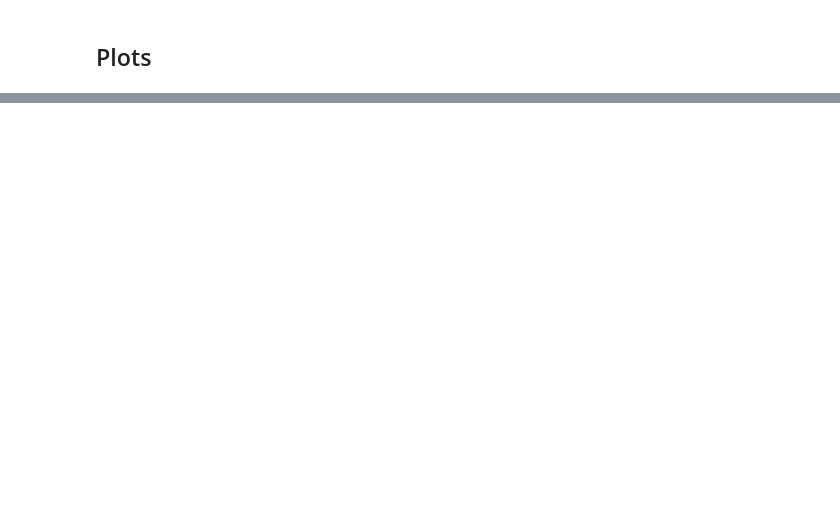
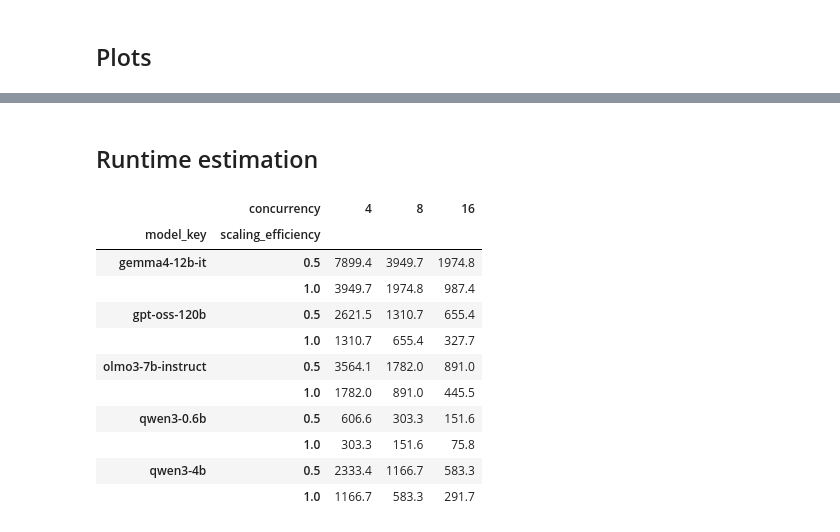
Before and after one commit to kevinqnb/govscape-extract, a Jupyter notebook: experiments/results.ipynb, the cells around one changed output, grey strips where cells are left out. Cells and saved outputs as stored; diff of their text form; code cells hidden in the pictures; blank space fills up the shorter version.

```diff
--- a/experiments/results.ipynb
+++ b/experiments/results.ipynb
@@ -88,0 +111,35 @@ display(Image(filename=str(path)))
+# %% [markdown]
+## Runtime estimation
+# %%
+N_DOCUMENTS = 10_000_000
+CONCURRENCIES = [4, 8, 16]
+SCALING_EFFICIENCIES = [1.0, 0.5]  # 1.0 = optimistic upper bound; 0.5 = efficiency reduced to half
+
+candidate_models = [row["model_key"] for row in rows if row["model_key"] != GROUND_TRUTH_KEY]
+
+projection_rows = []
+for model_key in candidate_models:
+    projection_rows.extend(
+        estimate_concurrent_runtime_sweep(model_key, N_DOCUMENTS, CONCURRENCIES, SCALING_EFFICIENCIES)
+    )
+projection_df = pd.DataFrame(projection_rows)
+
+projected_hours = projection_df.pivot_table(
+    index=["model_key", "scaling_efficiency"],
+    columns="concurrency",
+    values="projected_hours",
+).round(1)
+display(projected_hours)
+# %% [output]
+|  | concurrency | 4 | 8 | 16 |
+| model_key | scaling_efficiency |  |  |  |
+| gemma4-12b-it | 0.5 | 7899.4 | 3949.7 | 1974.8 |
+|  | 1.0 | 3949.7 | 1974.8 | 987.4 |
+| gpt-oss-120b | 0.5 | 2621.5 | 1310.7 | 655.4 |
+|  | 1.0 | 1310.7 | 655.4 | 327.7 |
+| olmo3-7b-instruct | 0.5 | 3564.1 | 1782.0 | 891.0 |
+|  | 1.0 | 1782.0 | 891.0 | 445.5 |
+| qwen3-0.6b | 0.5 | 606.6 | 303.3 | 151.6 |
+|  | 1.0 | 303.3 | 151.6 | 75.8 |
+| qwen3-4b | 0.5 | 2333.4 | 1166.7 | 583.3 |
+|  | 1.0 | 1166.7 | 583.3 | 291.7 |
```
Also changed, not shown: parts of 7 cells of this notebook, 9 other files.
